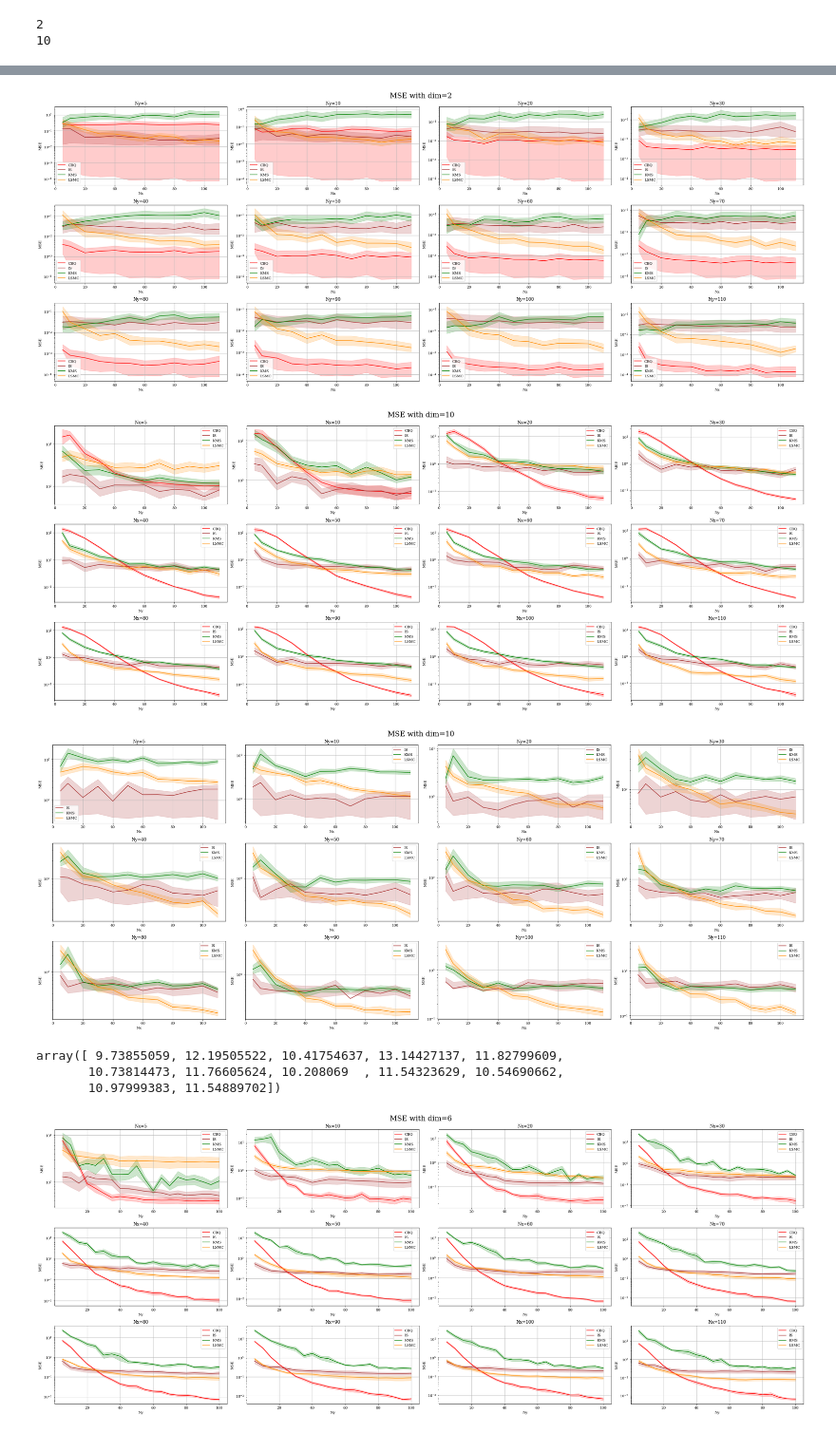
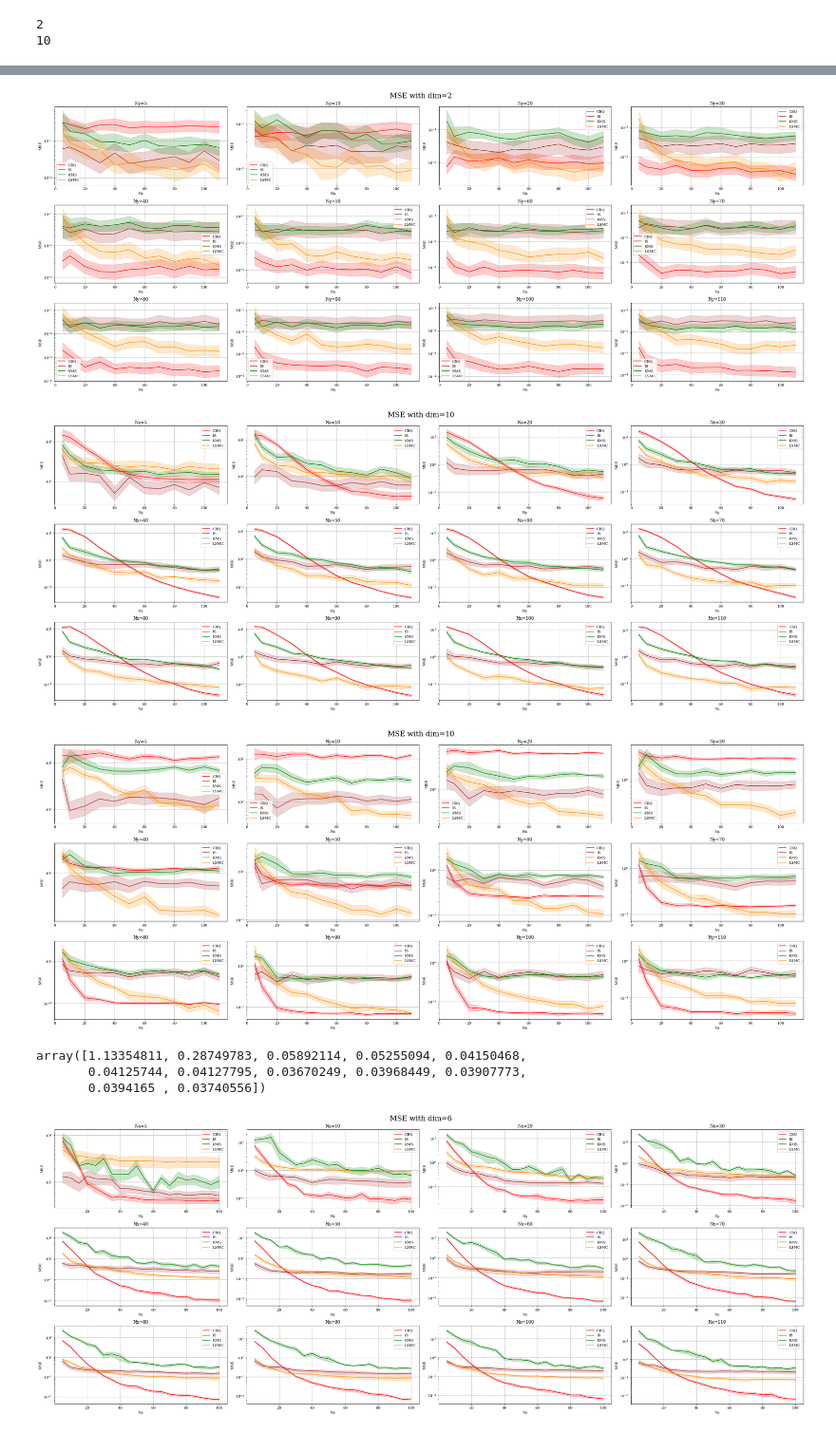
Before and after one commit to hudsonchen/conditional_bayesian_quadrature, a Jupyter notebook: plotting/sensitivity_conjugate_mse.ipynb, the cells around one changed output, grey strips where cells are left out. Shown at 95% size. Drawn from its saved outputs; the diff is of its cells as text; code cells hidden in the pictures.

```diff
--- a/plotting/sensitivity_conjugate_mse.ipynb
+++ b/plotting/sensitivity_conjugate_mse.ipynb
@@ -54,7 +54,7 @@ def robust_mean_se(arr):
     degrees_of_freedom = len(arr) - 1
     lower, upper = stats.t.interval(confidence_level, degrees_of_freedom, m, se)
 
-    return np.exp(m), np.exp(lower), np.exp(upper)
+    return np.exp(m), np.exp(lower), np.exp(2 * m - lower)
 # %%
 
 dir_num = len(dirs)
@@ -247,12 +247,12 @@ for i, ax in enumerate(axs):
     Ny = Ny_array[i]
     # axs[i].set_ylim(-1, 50)
     axs[i].plot(Ny_array, MSE_dict_all_dim_fix_y[f"{dim}"][f"{Ny}"]['BMC mean'], color='r', label=f'CBQ')
-    axs[i].fill_between(Ny_array, MSE_dict_all_dim_fix_y[f"{dim}"][f"{Nx}"]['BMC lower'],
+    axs[i].fill_between(Ny_array, MSE_dict_all_dim_fix_y[f"{dim}"][f"{Ny}"]['BMC lower'],
                         MSE_dict_all_dim_fix_y[f"{dim}"][f"{Ny}"]['BMC upper'],
                         color='r', alpha=0.2)
 
     axs[i].plot(Ny_array, MSE_dict_all_dim_fix_y[f"{dim}"][f"{Ny}"]['IS mean'], color='brown', label=f'IS')
-    axs[i].fill_between(Ny_array, MSE_dict_all_dim_fix_y[f"{dim}"][f"{Nx}"]['IS lower'],
+    axs[i].fill_between(Ny_array, MSE_dict_all_dim_fix_y[f"{dim}"][f"{Ny}"]['IS lower'],
                         MSE_dict_all_dim_fix_y[f"{dim}"][f"{Ny}"]['IS upper'],
                         color='brown', alpha=0.2)
 
@@ -277,7 +277,7 @@ plt.tight_layout()
 
 plt.show()
 # %% [output]
-[figure, old version]
+[figure, new version]
 # %%
 dim = 10
 
@@ -285,7 +285,6 @@ fig, axs = plt.subplots(int(len(Nx_array) / 4), 4, figsize=(30, len(Nx_array)))
 axs = axs.flatten()
 for i, ax in enumerate(axs):
     Nx = Nx_array[i]
-    # axs[i].set_ylim(-1, 50)
     axs[i].plot(Ny_array, MSE_dict_all_dim_fix_x[f"{dim}"][f"{Nx}"]['BMC mean'], color='r', label=f'CBQ')
     axs[i].fill_between(Ny_array, MSE_dict_all_dim_fix_x[f"{dim}"][f"{Nx}"]['BMC lower'],
                         MSE_dict_all_dim_fix_x[f"{dim}"][f"{Nx}"]['BMC upper'],
@@ -316,7 +315,7 @@ plt.suptitle(f'MSE with dim={dim}', fontsize = 20)
 plt.tight_layout()
 plt.show()
 # %% [output]
-[figure, old version]
+[figure, new version]
 # %%
 dim = 10
 
@@ -324,45 +323,45 @@ fig, axs = plt.subplots(int(len(Ny_array) / 4), 4, figsize=(30, len(Ny_array)))
 axs = axs.flatten()
 for i, ax in enumerate(axs):
     Ny = Ny_array[i]
-    axs[i].set_ylim(-1, 50)
+
     axs[i].plot(Ny_array, MSE_dict_all_dim_fix_y[f"{dim}"][f"{Ny}"]['BMC mean'], color='r', label=f'CBQ')
-    axs[i].fill_between(Ny_array, MSE_dict_all_dim_fix_y[f"{dim}"][f"{Nx}"]['BMC lower'],
+    axs[i].fill_between(Ny_array, MSE_dict_all_dim_fix_y[f"{dim}"][f"{Ny}"]['BMC lower'],
                         MSE_dict_all_dim_fix_y[f"{dim}"][f"{Ny}"]['BMC upper'],
                         color='r', alpha=0.2)
 
     axs[i].plot(Ny_array, MSE_dict_all_dim_fix_y[f"{dim}"][f"{Ny}"]['IS mean'], color='brown', label=f'IS')
-    axs[i].fill_between(Ny_array, MSE_dict_all_dim_fix_y[f"{dim}"][f"{Nx}"]['IS lower'],
+    axs[i].fill_between(Ny_array, MSE_dict_all_dim_fix_y[f"{dim}"][f"{Ny}"]['IS lower'],
                         MSE_dict_all_dim_fix_y[f"{dim}"][f"{Ny}"]['IS upper'],
                         color='brown', alpha=0.2)
 
     axs[i].plot(Ny_array, MSE_dict_all_dim_fix_y[f"{dim}"][f"{Ny}"]['KMS mean'], color='green', label=f'KMS')
     axs[i].fill_between(Ny_array, MSE_dict_all_dim_fix_y[f"{dim}"][f"{Ny}"]['KMS lower'],
                         MSE_dict_all_dim_fix_y[f"{dim}"][f"{Ny}"]['KMS upper'],
                         color='green', alpha=0.2)
 
     axs[i].plot(Ny_array, MSE_dict_all_dim_fix_y[f"{dim}"][f"{Ny}"]['LSMC mean'], color='darkorange', label=f'LSMC')
     axs[i].fill_between(Ny_array, MSE_dict_all_dim_fix_y[f"{dim}"][f"{Ny}"]['LSMC lower'],
                         MSE_dict_all_dim_fix_y[f"{dim}"][f"{Ny}"]['LSMC upper'],
                         color='darkorange', alpha=0.2)
 
     axs[i].legend()
     axs[i].set_yscale('log')
     axs[i].set_ylabel('MSE')
     axs[i].set_xlabel('Nx')
     axs[i].set_title(f'Ny={Ny}')
 
 plt.suptitle(f'MSE with dim={dim}', fontsize = 20)
 plt.tight_layout()
 
 plt.show()
 # %% [output]
-[figure, old version]
+[figure, new version]
-# %%
-MSE_dict_all_dim_fix_y[f"{dim}"][f"5"]['BMC lower']
-# %% [output]
-array([ 9.73855059, 12.19505522, 10.41754637, 13.14427137, 11.82799609,
-       10.73814473, 11.76605624, 10.208069  , 11.54323629, 10.54690662,
-       10.97999383, 11.54889702])
+# %%
+MSE_dict_all_dim_fix_y[f"{dim}"][f"{Ny}"]['BMC mean']
+# %% [output]
+array([1.13354811, 0.28749783, 0.05892114, 0.05255094, 0.04150468,
+       0.04125744, 0.04127795, 0.03670249, 0.03968449, 0.03907773,
+       0.0394165 , 0.03740556])
 # %%
 dim = 6
 
```
Also changed, not shown: parts of 1 cell of this notebook, 1 other file.
